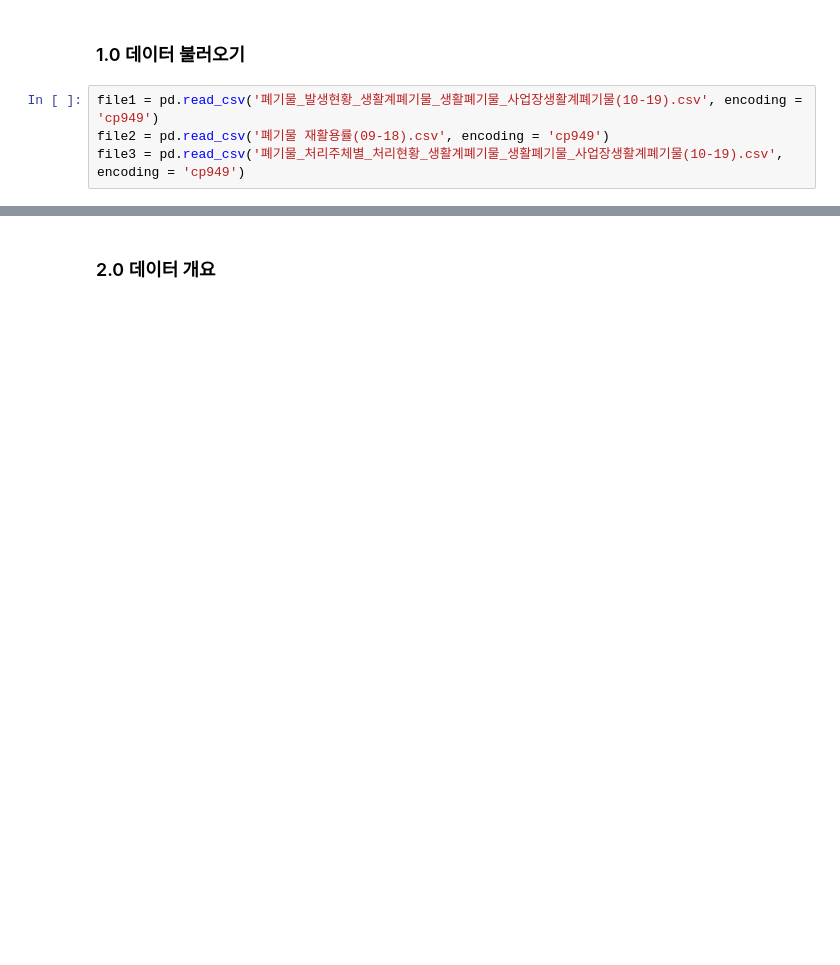
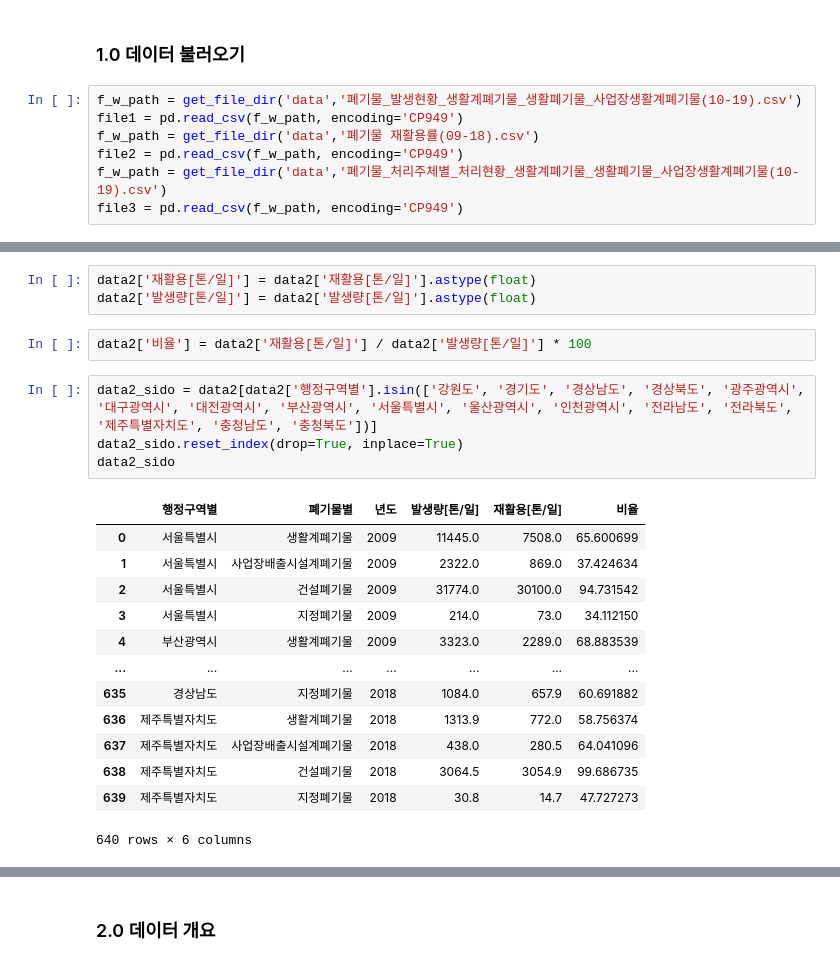
Before and after one commit to huitaek/project_mini_analyze_waste, a Jupyter notebook: src/eda_sy.ipynb, the cells around one changed output, grey strips where cells are left out. Cells and saved outputs as stored; diff of their text form; blank space fills up the shorter version.

```diff
--- a/src/eda_sy.ipynb
+++ b/src/eda_sy.ipynb
@@ -23,9 +22,12 @@ plt.rcParams['axes.unicode_minus'] = False
 # %% [markdown]
 ### 1.0 데이터 불러오기
 # %%
-file1 = pd.read_csv('폐기물_발생현황_생활계폐기물_생활폐기물_사업장생활계폐기물(10-19).csv', encoding = 'cp949')
-file2 = pd.read_csv('폐기물 재활용률(09-18).csv', encoding = 'cp949')
-file3 = pd.read_csv('폐기물_처리주체별_처리현황_생활계폐기물_생활폐기물_사업장생활계폐기물(10-19).csv', encoding = 'cp949')
+f_w_path = get_file_dir('data','폐기물_발생현황_생활계폐기물_생활폐기물_사업장생활계폐기물(10-19).csv')
+file1 = pd.read_csv(f_w_path, encoding='CP949')
+f_w_path = get_file_dir('data','폐기물 재활용률(09-18).csv')
+file2 = pd.read_csv(f_w_path, encoding='CP949')
+f_w_path = get_file_dir('data','폐기물_처리주체별_처리현황_생활계폐기물_생활폐기물_사업장생활계폐기물(10-19).csv')
+file3 = pd.read_csv(f_w_path, encoding='CP949')
 # %%
 # file1 전처리
 
@@ -111,0 +119,23 @@ data2
+# %%
+data2['재활용[톤/일]'] = data2['재활용[톤/일]'].astype(float)
+data2['발생량[톤/일]'] = data2['발생량[톤/일]'].astype(float)
+# %%
+data2['비율'] = data2['재활용[톤/일]'] / data2['발생량[톤/일]'] * 100
+# %%
+data2_sido = data2[data2['행정구역별'].isin(['강원도', '경기도', '경상남도', '경상북도', '광주광역시', '대구광역시', '대전광역시', '부산광역시', '서울특별시', '울산광역시', '인천광역시', '전라남도', '전라북도', '제주특별자치도', '충청남도', '충청북도'])]
+data2_sido.reset_index(drop=True, inplace=True)
+data2_sido
+# %% [output]
+|  | 행정구역별 | 폐기물별 | 년도 | 발생량[톤/일] | 재활용[톤/일] | 비율 |
+| 0 | 서울특별시 | 생활계폐기물 | 2009 | 11445.0 | 7508.0 | 65.600699 |
+| 1 | 서울특별시 | 사업장배출시설계폐기물 | 2009 | 2322.0 | 869.0 | 37.424634 |
+| 2 | 서울특별시 | 건설폐기물 | 2009 | 31774.0 | 30100.0 | 94.731542 |
+| 3 | 서울특별시 | 지정폐기물 | 2009 | 214.0 | 73.0 | 34.112150 |
+| 4 | 부산광역시 | 생활계폐기물 | 2009 | 3323.0 | 2289.0 | 68.883539 |
+| ... | ... | ... | ... | ... | ... | ... |
+| 635 | 경상남도 | 지정폐기물 | 2018 | 1084.0 | 657.9 | 60.691882 |
+| 636 | 제주특별자치도 | 생활계폐기물 | 2018 | 1313.9 | 772.0 | 58.756374 |
+| 637 | 제주특별자치도 | 사업장배출시설계폐기물 | 2018 | 438.0 | 280.5 | 64.041096 |
+| 638 | 제주특별자치도 | 건설폐기물 | 2018 | 3064.5 | 3054.9 | 99.686735 |
+| 639 | 제주특별자치도 | 지정폐기물 | 2018 | 30.8 | 14.7 | 47.727273 |
+640 rows × 6 columns
```
Also changed, not shown: parts of 12 cells of this notebook.
